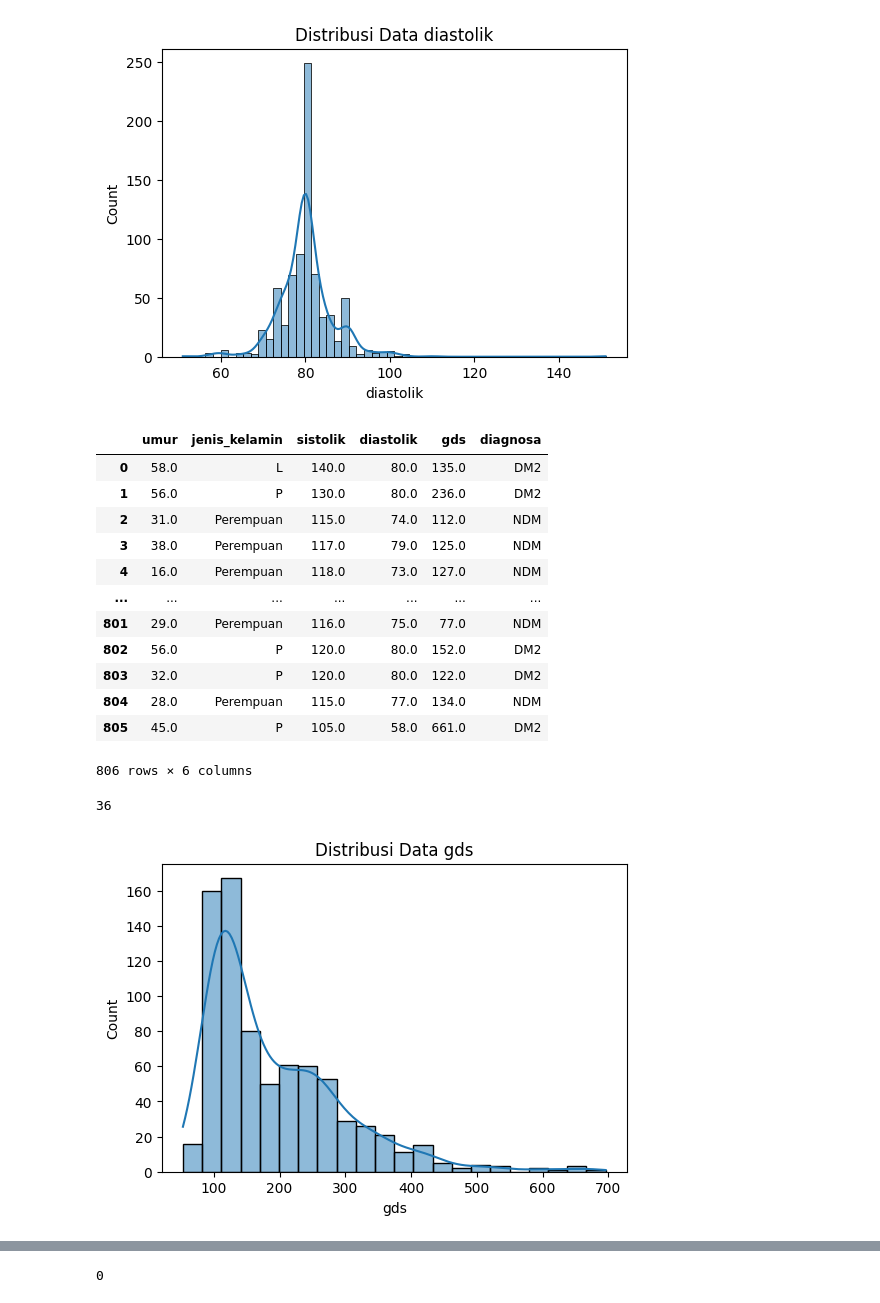
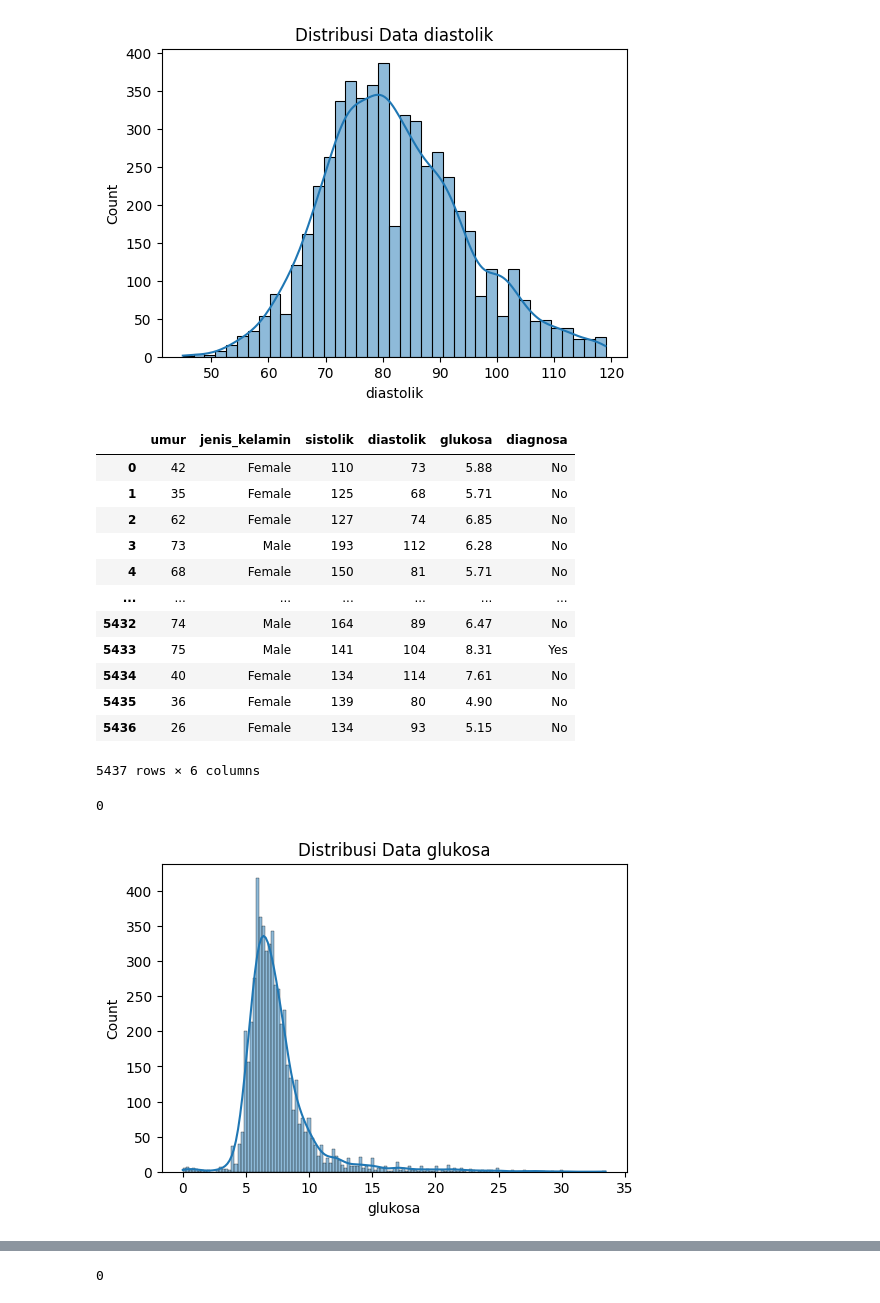
Before and after one commit to FajarRAP/januar-thesis, a Jupyter notebook: app.ipynb, the cells around one changed output, grey strips where cells are left out. Drawn from its saved outputs; the diff is of its cells as text; code cells hidden in the pictures.

Commit message:
feat: use new dataset

```diff
--- a/app.ipynb
+++ b/app.ipynb
@@ -30,6 +30,7 @@ def drawBoxPlot(df: pd.DataFrame):
 # %%
 # dm2 anu murni dm2 hngkl
 # dm2-all anu boga panyakit lain diasupken, tuluy direname
-df = pd.read_csv("dataset-dm2.csv")
+# df = pd.read_csv("dataset-dm2.csv")
+df = pd.read_csv("new_dataset.csv")[['age', 'gender', 'systolic_bp', 'diastolic_bp', 'glucose', 'diabetic']].set_axis(['umur', 'jenis_kelamin','sistolik','diastolik','glukosa','diagnosa'],axis=1)
 df
 # %% [output]
@@ -85,32 +94,32 @@ print(missingDiastolikCount)
 # %%
 drawHistogram(df, 'diastolik')
 # %% [output]
-[figure, old version]
+[figure, new version]
 # %%
 # Mengisi nilai yang hilang pada kolom Diastolik dengan nilai rata-rata mean (nilai rata-rata)
 df['diastolik'] = df['diastolik'].fillna(df['diastolik'].mean())
 df
 # %% [output]
-|  | umur | jenis_kelamin | sistolik | diastolik | gds | diagnosa |
-| 0 | 58.0 | L | 140.0 | 80.0 | 135.0 | DM2 |
-| 1 | 56.0 | P | 130.0 | 80.0 | 236.0 | DM2 |
-| 2 | 31.0 | Perempuan | 115.0 | 74.0 | 112.0 | NDM |
-| 3 | 38.0 | Perempuan | 117.0 | 79.0 | 125.0 | NDM |
-| 4 | 16.0 | Perempuan | 118.0 | 73.0 | 127.0 | NDM |
+|  | umur | jenis_kelamin | sistolik | diastolik | glukosa | diagnosa |
+| 0 | 42 | Female | 110 | 73 | 5.88 | No |
+| 1 | 35 | Female | 125 | 68 | 5.71 | No |
+| 2 | 62 | Female | 127 | 74 | 6.85 | No |
+| 3 | 73 | Male | 193 | 112 | 6.28 | No |
+| 4 | 68 | Female | 150 | 81 | 5.71 | No |
 | ... | ... | ... | ... | ... | ... | ... |
-| 801 | 29.0 | Perempuan | 116.0 | 75.0 | 77.0 | NDM |
-| 802 | 56.0 | P | 120.0 | 80.0 | 152.0 | DM2 |
-| 803 | 32.0 | P | 120.0 | 80.0 | 122.0 | DM2 |
-| 804 | 28.0 | Perempuan | 115.0 | 77.0 | 134.0 | NDM |
-| 805 | 45.0 | P | 105.0 | 58.0 | 661.0 | DM2 |
+| 5432 | 74 | Male | 164 | 89 | 6.47 | No |
+| 5433 | 75 | Male | 141 | 104 | 8.31 | Yes |
+| 5434 | 40 | Female | 134 | 114 | 7.61 | No |
+| 5435 | 36 | Female | 139 | 80 | 4.90 | No |
+| 5436 | 26 | Female | 134 | 93 | 5.15 | No |
-806 rows × 6 columns
+5437 rows × 6 columns
 # %%
-missingGdsCount = df['gds'].isna().sum()
+missingGdsCount = df['glukosa'].isna().sum()
 print(missingGdsCount)
 # %% [output]
-36
+0
 # %%
-drawHistogram(df, 'gds')
+drawHistogram(df, 'glukosa')
 # %% [output]
-[figure, old version]
+[figure, new version]
 # %%
```
Also changed, not shown: parts of 35 cells of this notebook.
